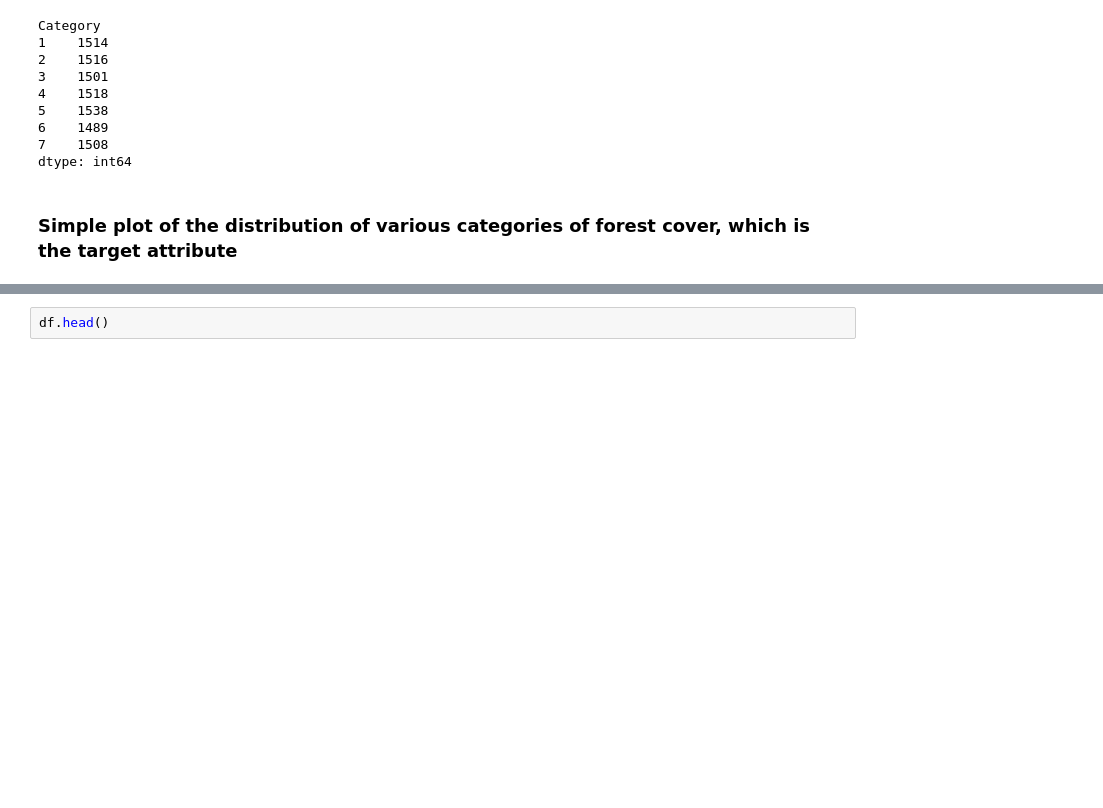
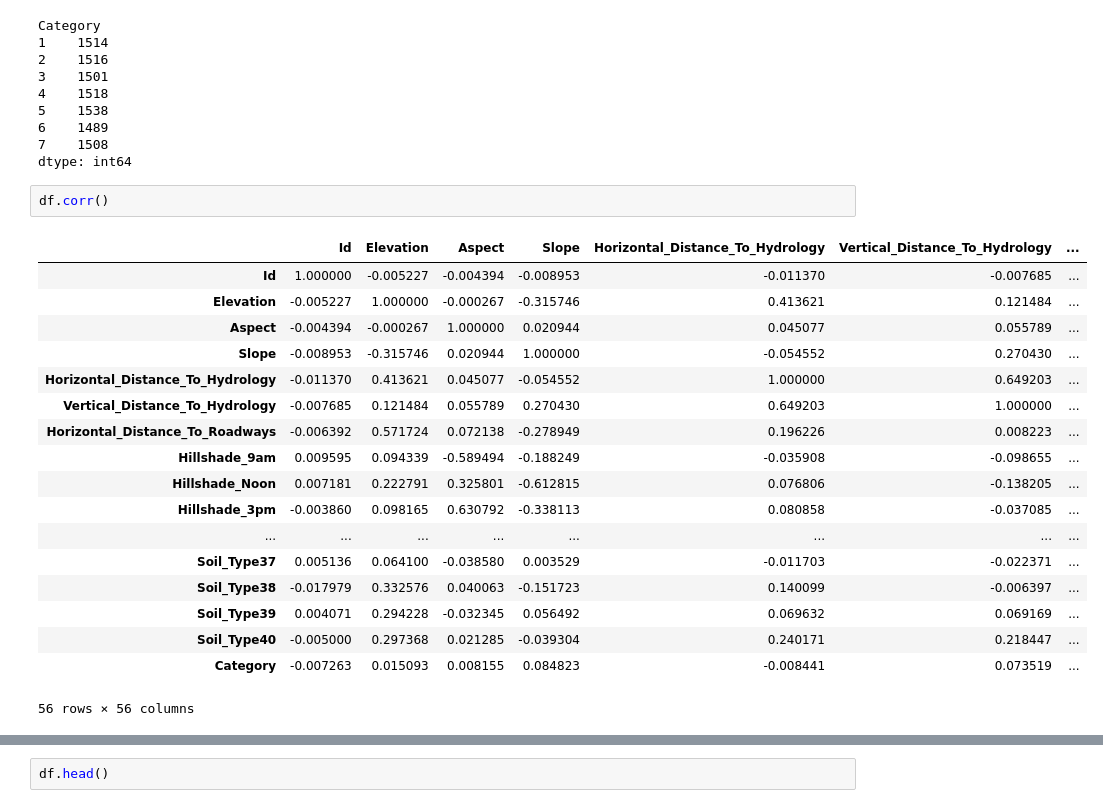
Before and after one commit to dskaustubh/Forest-Cover-Classifier, a Jupyter notebook: forest_cover_classifier.ipynb, the cells around one changed output, grey strips where cells are left out. Saved outputs shown, nothing was run; the diff lists cells and outputs as text; blank space fills up the shorter version.

```diff
--- a/forest_cover_classifier.ipynb
+++ b/forest_cover_classifier.ipynb
@@ -22,6 +56,25 @@ Category
 6    1489
 7    1508
 dtype: int64
-# %% [markdown]
-### Simple plot of the distribution of various categories of forest cover, which is the target attribute
+# %%
+df.corr()
+# %% [output]
+|  | Id | Elevation | Aspect | Slope | Horizontal_Distance_To_Hydrology | Vertical_Distance_To_Hydrology | ... |
+| Id | 1.000000 | -0.005227 | -0.004394 | -0.008953 | -0.011370 | -0.007685 | ... |
+| Elevation | -0.005227 | 1.000000 | -0.000267 | -0.315746 | 0.413621 | 0.121484 | ... |
+| Aspect | -0.004394 | -0.000267 | 1.000000 | 0.020944 | 0.045077 | 0.055789 | ... |
+| Slope | -0.008953 | -0.315746 | 0.020944 | 1.000000 | -0.054552 | 0.270430 | ... |
+| Horizontal_Distance_To_Hydrology | -0.011370 | 0.413621 | 0.045077 | -0.054552 | 1.000000 | 0.649203 | ... |
+| Vertical_Distance_To_Hydrology | -0.007685 | 0.121484 | 0.055789 | 0.270430 | 0.649203 | 1.000000 | ... |
+| Horizontal_Distance_To_Roadways | -0.006392 | 0.571724 | 0.072138 | -0.278949 | 0.196226 | 0.008223 | ... |
+| Hillshade_9am | 0.009595 | 0.094339 | -0.589494 | -0.188249 | -0.035908 | -0.098655 | ... |
+| Hillshade_Noon | 0.007181 | 0.222791 | 0.325801 | -0.612815 | 0.076806 | -0.138205 | ... |
+| Hillshade_3pm | -0.003860 | 0.098165 | 0.630792 | -0.338113 | 0.080858 | -0.037085 | ... |
+| ... | ... | ... | ... | ... | ... | ... | ... |
+| Soil_Type37 | 0.005136 | 0.064100 | -0.038580 | 0.003529 | -0.011703 | -0.022371 | ... |
+| Soil_Type38 | -0.017979 | 0.332576 | 0.040063 | -0.151723 | 0.140099 | -0.006397 | ... |
+| Soil_Type39 | 0.004071 | 0.294228 | -0.032345 | 0.056492 | 0.069632 | 0.069169 | ... |
+| Soil_Type40 | -0.005000 | 0.297368 | 0.021285 | -0.039304 | 0.240171 | 0.218447 | ... |
+| Category | -0.007263 | 0.015093 | 0.008155 | 0.084823 | -0.008441 | 0.073519 | ... |
+56 rows × 56 columns
 # %%
```
Also changed, not shown: parts of 28 cells of this notebook.
